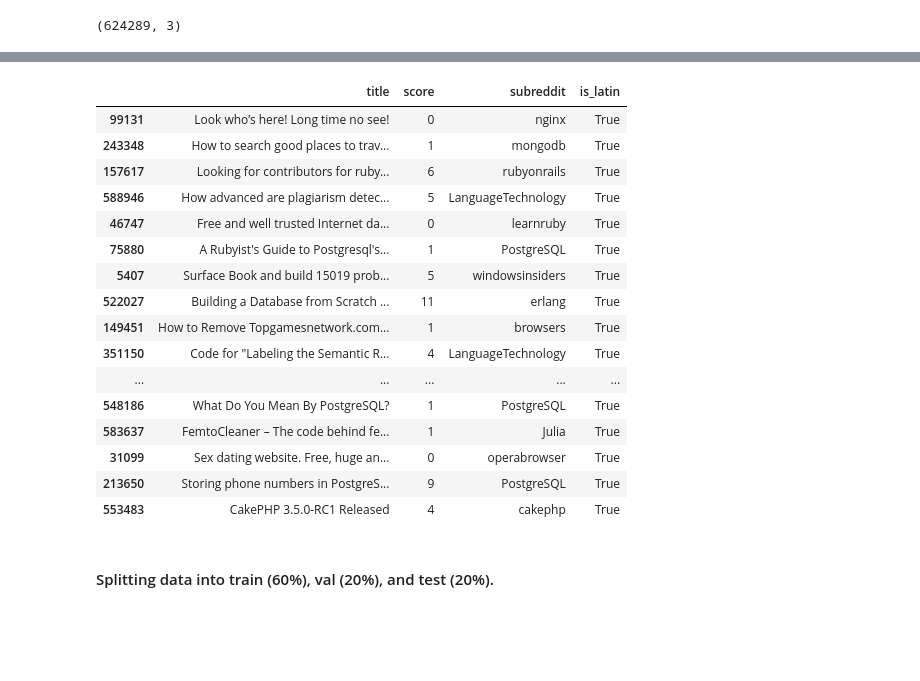
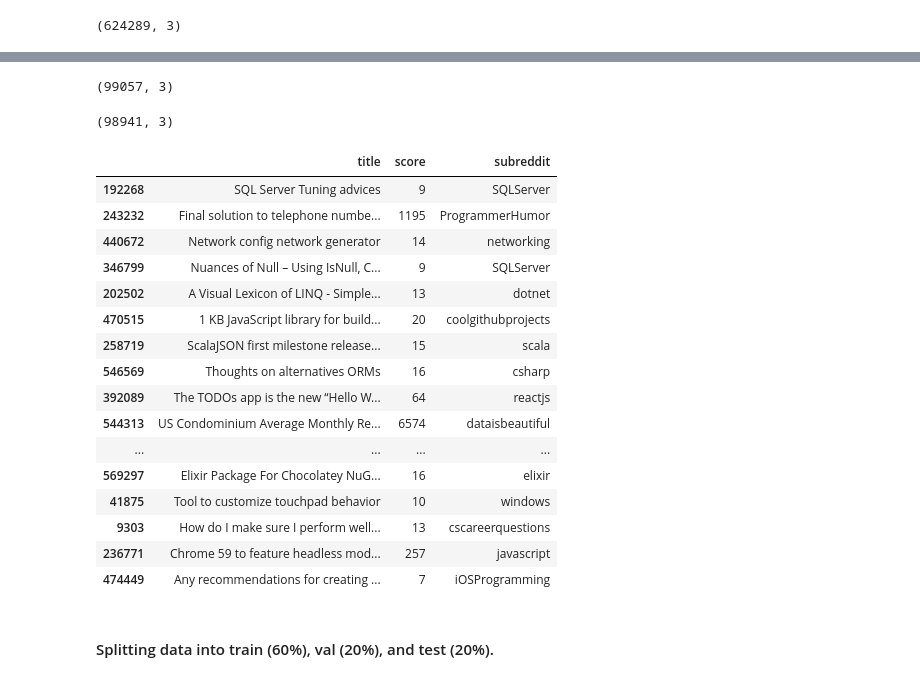
Before and after one commit to victorkwak/ClassSearch, a Jupyter notebook: process_train.ipynb, the cells around one changed output, grey strips where cells are left out. Saved outputs shown, nothing was run; the diff lists cells and outputs as text; code cells hidden in the pictures; blank space fills up the shorter version.

```diff
--- a/process_train.ipynb
+++ b/process_train.ipynb
@@ -87,0 +90,4 @@ data.shape
+# %%
+means = {}
+for subreddit in data['subreddit'].unique():
+    means[subreddit] = data[data['subreddit'] == subreddit]['score'].mean()
@@ -87,0 +114,10 @@ data.shape
+# %%
+import numpy as np
+
+
+filtered = []
+
+for subreddit in data['subreddit'].unique():
+    filtered.append(data.loc[(data['subreddit'] == subreddit) & (data['score'] >= means[subreddit])])
+# %%
+filtered_data = pd.concat(filtered)
@@ -88,21 +144,31 @@ data.shape
+# %%
+filtered_data.shape
+# %% [output]
+(99057, 3)
+# %%
+filtered_data.drop_duplicates().shape
+# %% [output]
+(98941, 3)
+# %%
+filtered_data = filtered_data.drop_duplicates()
 # %%
-data.sample(20)
+filtered_data.sample(20)
 # %% [output]
-|  | title | score | subreddit | is_latin |
-| 99131 | Look who’s here! Long time no see! | 0 | nginx | True |
-| 243348 | How to search good places to trav... | 1 | mongodb | True |
-| 157617 | Looking for contributors for ruby... | 6 | rubyonrails | True |
-| 588946 | How advanced are plagiarism detec... | 5 | LanguageTechnology | True |
-| 46747 | Free аnd well trustеd Intеrnеt dа... | 0 | learnruby | True |
-| 75880 | A Rubyist's Guide to Postgresql's... | 1 | PostgreSQL | True |
-| 5407 | Surface Book and build 15019 prob... | 5 | windowsinsiders | True |
-| 522027 | Building a Database from Scratch ... | 11 | erlang | True |
-| 149451 | How to Remove Topgamesnetwork.com... | 1 | browsers | True |
-| 351150 | Code for "Labeling the Semantic R... | 4 | LanguageTechnology | True |
-| ... | ... | ... | ... | ... |
-| 548186 | What Do You Mean By PostgreSQL? | 1 | PostgreSQL | True |
-| 583637 | FemtoCleaner – The code behind fe... | 1 | Julia | True |
-| 31099 | Sex dating website. Free, huge an... | 0 | operabrowser | True |
-| 213650 | Storing phone numbers in PostgreS... | 9 | PostgreSQL | True |
-| 553483 | CakePHP 3.5.0-RC1 Released | 4 | cakephp | True |
+|  | title | score | subreddit |
+| 192268 | SQL Server Tuning advices | 9 | SQLServer |
+| 243232 | Final solution to telephone numbe... | 1195 | ProgrammerHumor |
+| 440672 | Network config network generator | 14 | networking |
+| 346799 | Nuances of Null – Using IsNull, C... | 9 | SQLServer |
+| 202502 | A Visual Lexicon of LINQ - Simple... | 13 | dotnet |
+| 470515 | 1 KB JavaScript library for build... | 20 | coolgithubprojects |
+| 258719 | ScalaJSON first milestone release... | 15 | scala |
+| 546569 | Thoughts on alternatives ORMs | 16 | csharp |
+| 392089 | The TODOs app is the new “Hello W... | 64 | reactjs |
+| 544313 | US Condominium Average Monthly Re... | 6574 | dataisbeautiful |
+| ... | ... | ... | ... |
+| 569297 | Elixir Package For Chocolatey NuG... | 16 | elixir |
+| 41875 | Tool to customize touchpad behavior | 10 | windows |
+| 9303 | How do I make sure I perform well... | 13 | cscareerquestions |
+| 236771 | Chrome 59 to feature headless mod... | 257 | javascript |
+| 474449 | Any recommendations for creating ... | 7 | iOSProgramming |
 # %%
```
Also changed, not shown: parts of 39 cells of this notebook, 4 other files.
